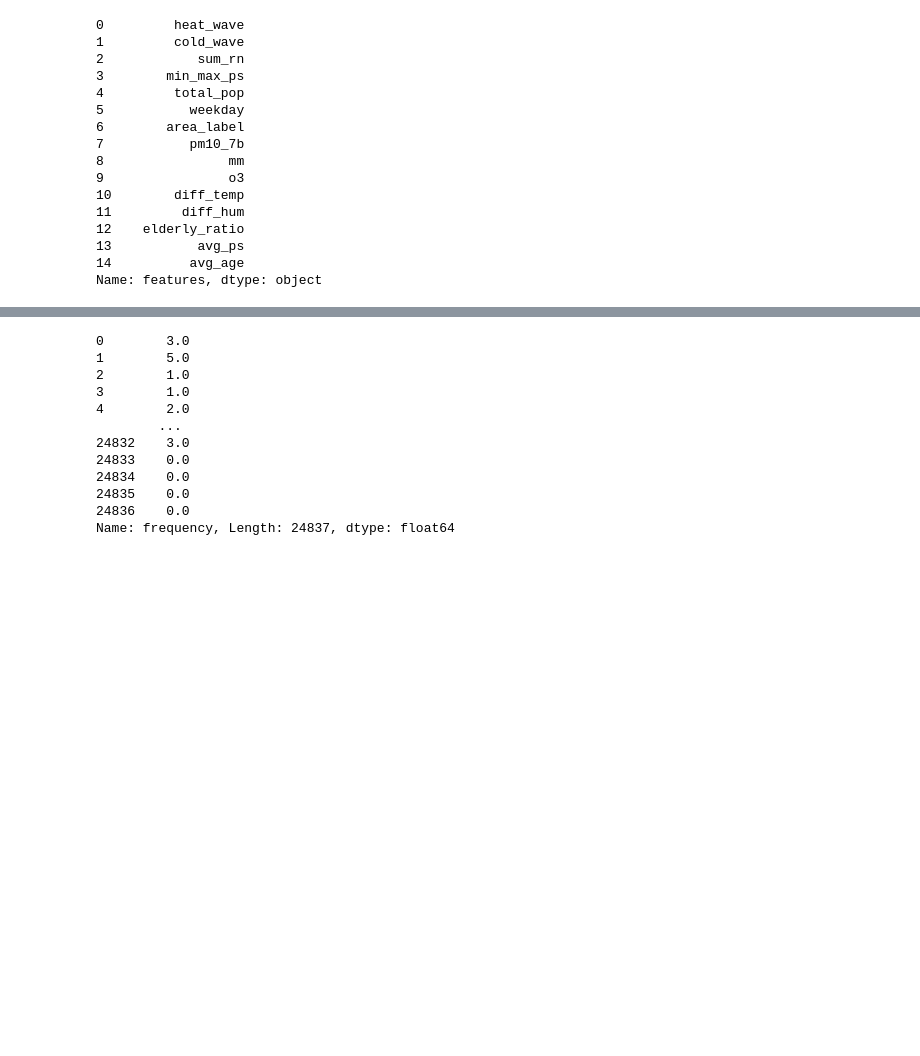
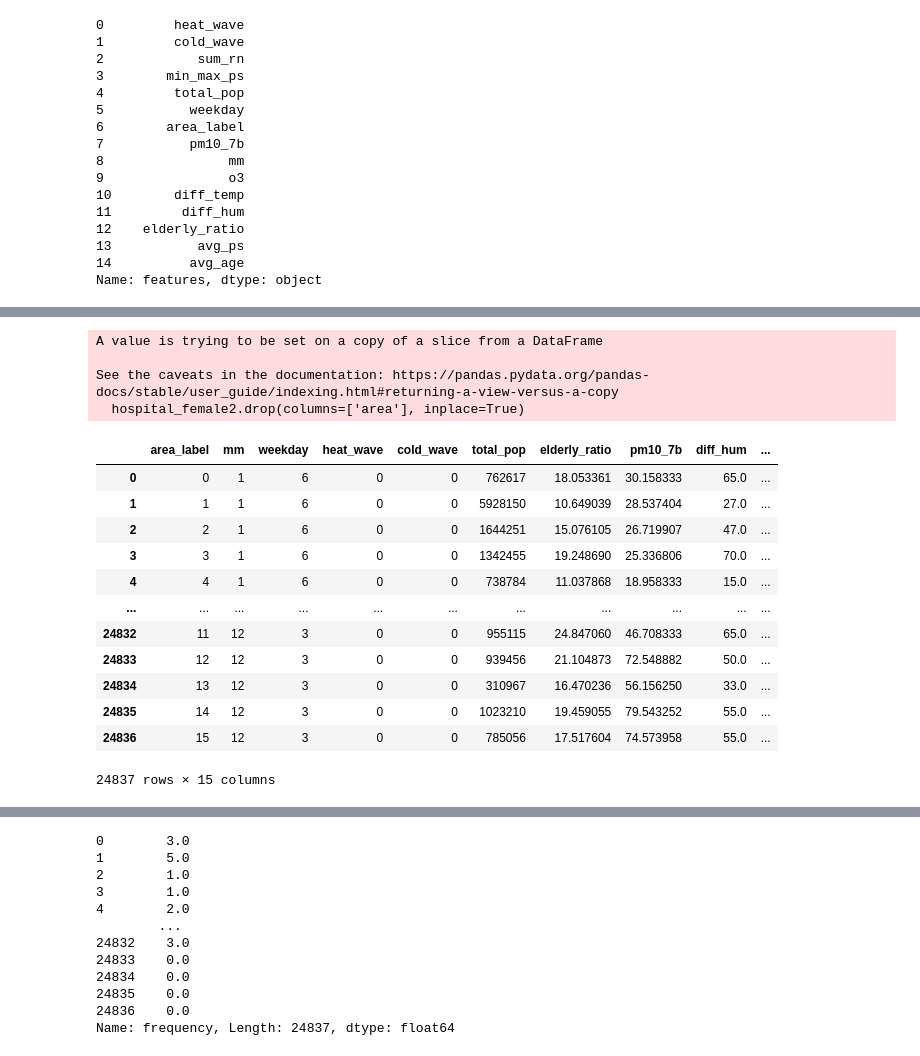
Before and after one commit to leech2193/weather_hospital_sowhat, a Jupyter notebook: 20220803_dnn_model_eseul.ipynb, the cells around one changed output, grey strips where cells are left out. Cells and saved outputs as stored; diff of their text form; code cells hidden in the pictures; blank space fills up the shorter version.

```diff
--- a/20220803_dnn_model_eseul.ipynb
+++ b/20220803_dnn_model_eseul.ipynb
@@ -401,0 +367,7 @@ y_data
+# %%
+hospital_f = pd.read_csv('Z:/공모전/날씨빅데이터콘테스트(공유)/data/test/hospital_female_0802_test2.csv', encoding='cp949')
+hospital_female = hospital_f[hospital_f['yyyy'].astype(str).str.contains('2012|2013|2014|2015')].reset_index(drop=True) #2016년 전만 추출
+# %%
+hospital_female2 = hospital_female[['area','mm','weekday','heat_wave','cold_wave','total_pop','elderly_ratio',
+                                     'pm10_7b','diff_hum','diff_temp','avg_ps',
+                                     'avg_age','min_max_ps', 'sum_rn','frequency']]
@@ -401,0 +381,28 @@ y_data
+# %%
+mapping = {'강원':0, '경기':1, '경남':2, '경북':3, '광주':4, '대구':5,
+           '대전':6, '부산':7, '서울':8, '울산':9, '인천':10,
+           '전남':11, '전북':12, '제주':13, '충남':14, '충북':15, '세종':16}
+# %%
+hospital_female2.insert(1, 'area_label', hospital_female2['area'].map(mapping))
+hospital_female2.drop(columns=['area'], inplace=True)
+# %% [output]
+A value is trying to be set on a copy of a slice from a DataFrame
+
+See the caveats in the documentation: https://pandas.pydata.org/pandas-docs/stable/user_guide/indexing.html#returning-a-view-versus-a-copy
+  hospital_female2.drop(columns=['area'], inplace=True)
+# %%
+hospital_female2
+# %% [output]
+|  | area_label | mm | weekday | heat_wave | cold_wave | total_pop | elderly_ratio | pm10_7b | diff_hum | ... |
+| 0 | 0 | 1 | 6 | 0 | 0 | 762617 | 18.053361 | 30.158333 | 65.0 | ... |
+| 1 | 1 | 1 | 6 | 0 | 0 | 5928150 | 10.649039 | 28.537404 | 27.0 | ... |
+| 2 | 2 | 1 | 6 | 0 | 0 | 1644251 | 15.076105 | 26.719907 | 47.0 | ... |
+| 3 | 3 | 1 | 6 | 0 | 0 | 1342455 | 19.248690 | 25.336806 | 70.0 | ... |
+| 4 | 4 | 1 | 6 | 0 | 0 | 738784 | 11.037868 | 18.958333 | 15.0 | ... |
+| ... | ... | ... | ... | ... | ... | ... | ... | ... | ... | ... |
+| 24832 | 11 | 12 | 3 | 0 | 0 | 955115 | 24.847060 | 46.708333 | 65.0 | ... |
+| 24833 | 12 | 12 | 3 | 0 | 0 | 939456 | 21.104873 | 72.548882 | 50.0 | ... |
+| 24834 | 13 | 12 | 3 | 0 | 0 | 310967 | 16.470236 | 56.156250 | 33.0 | ... |
+| 24835 | 14 | 12 | 3 | 0 | 0 | 1023210 | 19.459055 | 79.543252 | 55.0 | ... |
+| 24836 | 15 | 12 | 3 | 0 | 0 | 785056 | 17.517604 | 74.573958 | 55.0 | ... |
+24837 rows × 15 columns
```
Also changed, not shown: parts of 62 cells of this notebook, 1 other file.
